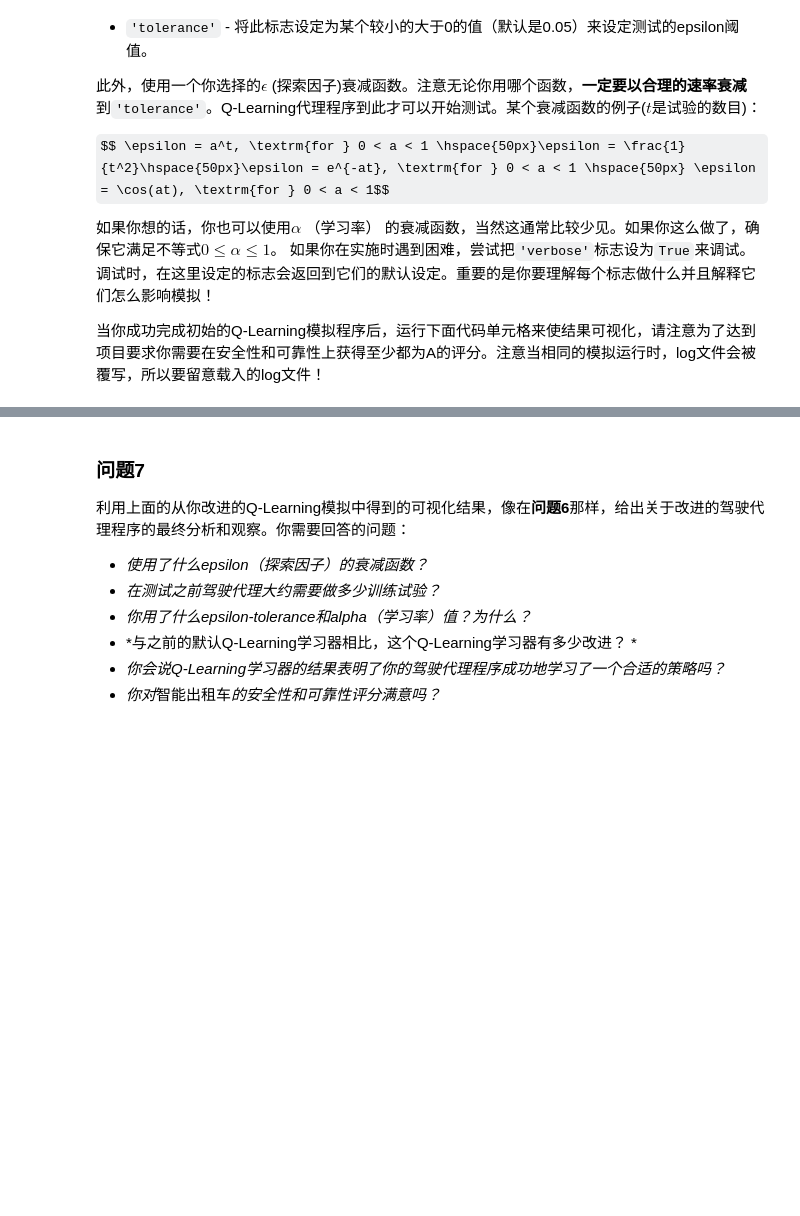
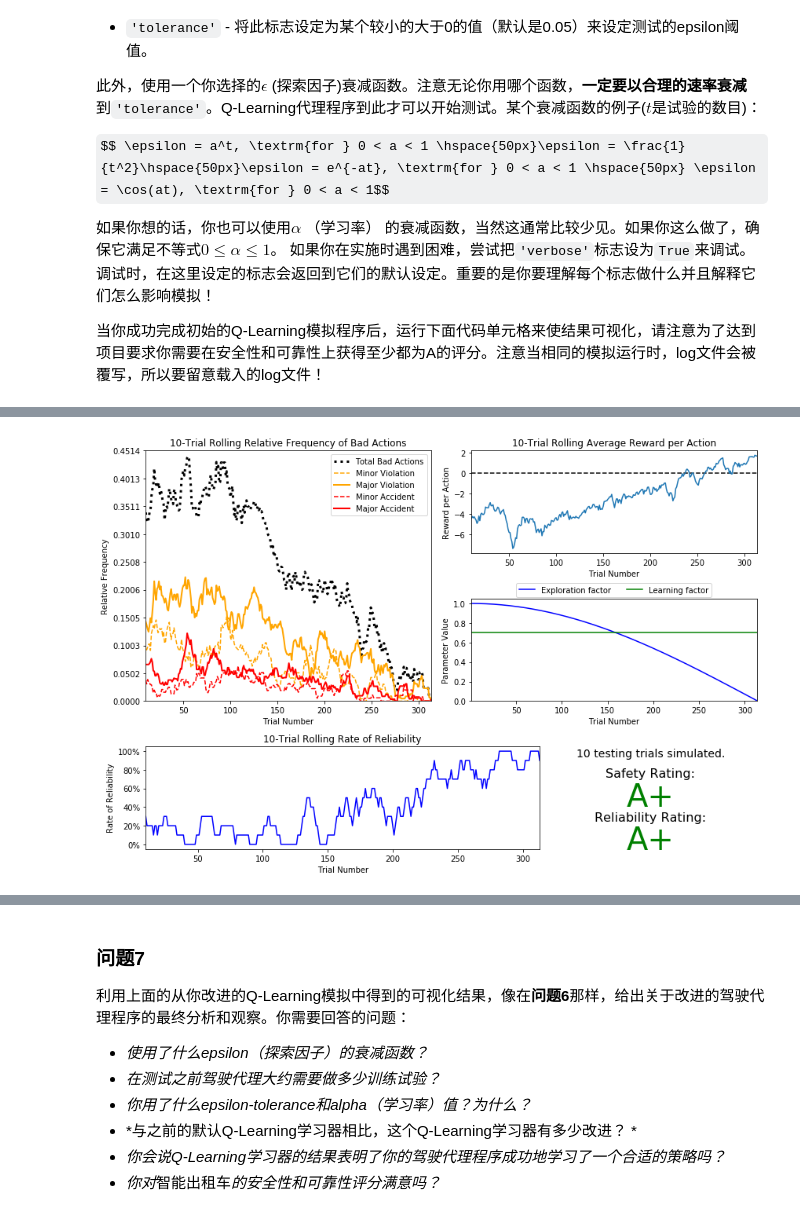
Before and after one commit to jameszhou89/machine-learning-projects, a Jupyter notebook: Project4/smartcab.ipynb, the cells around one changed output, grey strips where cells are left out. Saved outputs shown, nothing was run; the diff lists cells and outputs as text; code cells hidden in the pictures; some formulas as TeX source; blank space fills up the shorter version.

```diff
--- a/Project4/smartcab.ipynb
+++ b/Project4/smartcab.ipynb
@@ -230,0 +255,4 @@ $$ \epsilon = a^t, \textrm{for } 0 < a < 1 \hspace{50px}\epsilon = \frac{1}{t^2}
+# %%
+vs.plot_trials('sim_improved-learning4.csv')
+# %% [output]
+[figure, added]
```
Also changed, not shown: parts of 19 cells of this notebook, 2 other files.
